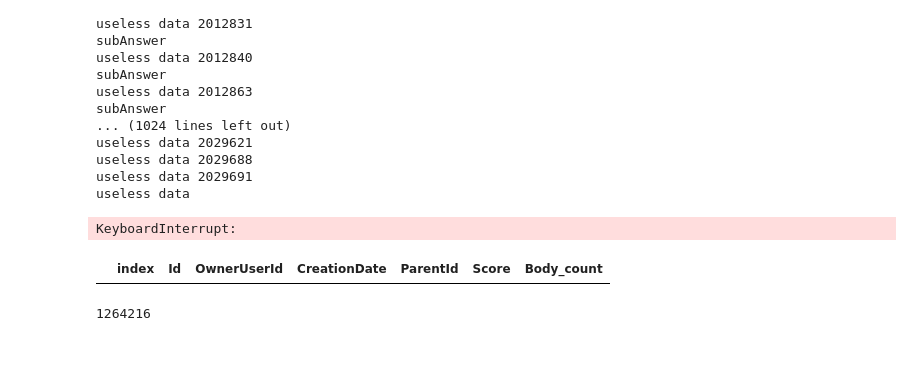
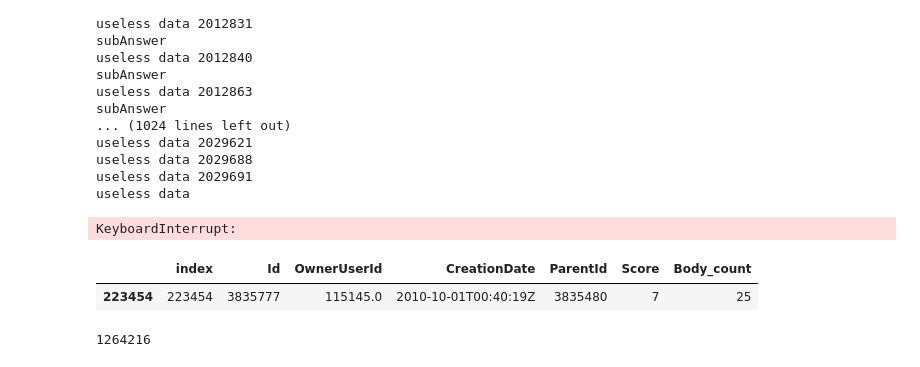
Before and after one commit to Ronaldzzzzz/StackOverflow-QA-Analysis, a Jupyter notebook: termProj.ipynb, the cells around one changed output. Drawn from its saved outputs; the diff is of its cells as text; code cells hidden in the pictures.

```diff
--- a/termProj.ipynb
+++ b/termProj.ipynb
@@ -63,9 +65,10 @@ useless data 2029691
 useless data
 KeyboardInterrupt:
 # %%
-Answer[Answer.eq('3872008').any(1)]
+Answer[Answer.eq(3835777).any(1)]
 # %% [output]
 |  | index | Id | OwnerUserId | CreationDate | ParentId | Score | Body_count |
+| 223454 | 223454 | 3835777 | 115145.0 | 2010-10-01T00:40:19Z | 3835480 | 7 | 25 |
 # %%
 len(Question)
 # %% [output]
```
Also changed, not shown: parts of 4 cells of this notebook.
